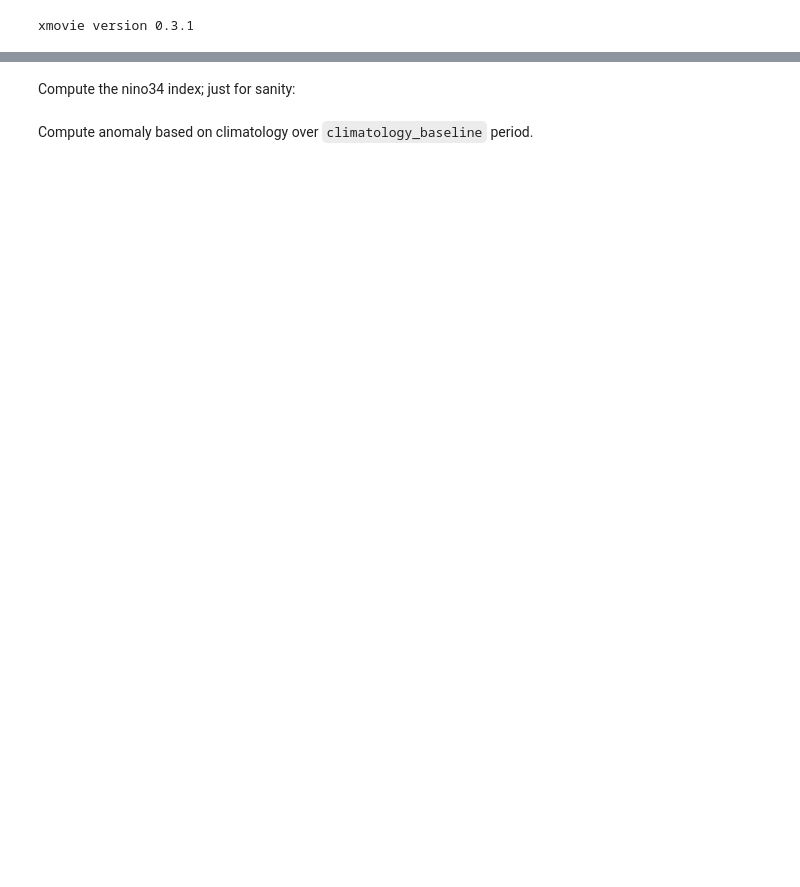
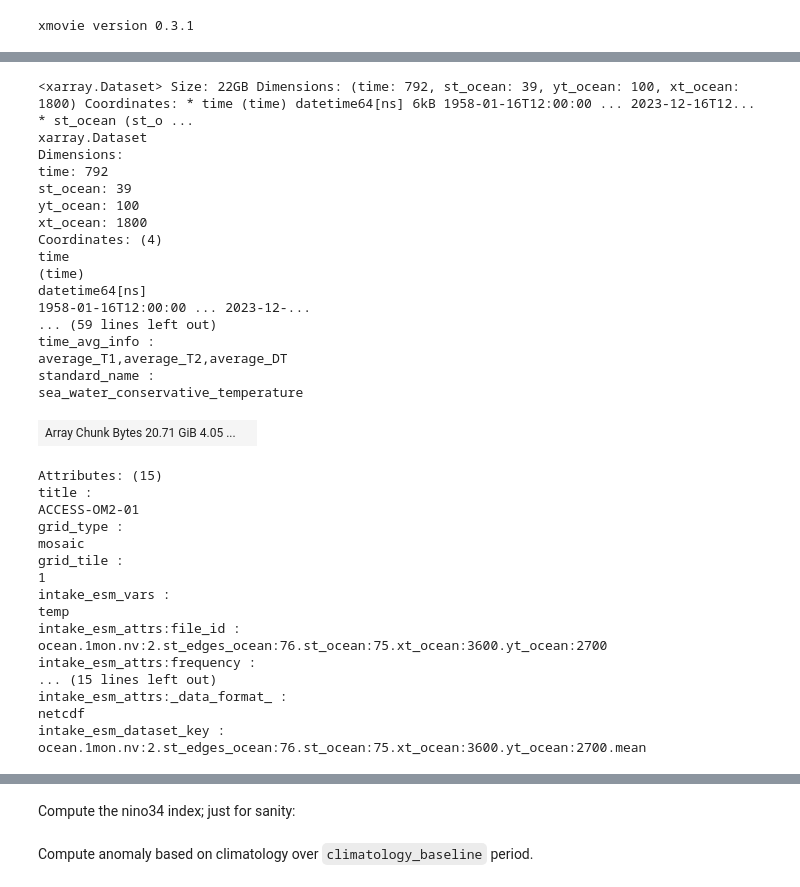
Before and after one commit to navidcy/LaNina-flavours, a Jupyter notebook: Figure_4/access-om2-investigations.ipynb, the cells around one changed output, grey strips where cells are left out. Drawn from its saved outputs; the diff is of its cells as text; code cells hidden in the pictures; blank space fills up the shorter version.

```diff
--- a/Figure_4/access-om2-investigations.ipynb
+++ b/Figure_4/access-om2-investigations.ipynb
@@ -114 +125,46 @@ def load_variable(resolution, varname, start_time, end_time, depth_slice, lat_sl
+# %%
+ds = xr.open_mfdataset(
+    sorted(glob.glob("temp_*.nc")),
+    combine="nested", concat_dim="time",
+    data_vars="minimal", coords="minimal", compat="override",
+    parallel=True,
+)
+ds = ds.sortby("time")
+ds
+# %% [output]
+<xarray.Dataset> Size: 22GB Dimensions: (time: 792, st_ocean: 39, yt_ocean: 100, xt_ocean: 1800) Coordinates: * time (time) datetime64[ns] 6kB 1958-01-16T12:00:00 ... 2023-12-16T12... * st_ocean (st_o ...
+xarray.Dataset
+Dimensions:
+time: 792
+st_ocean: 39
+yt_ocean: 100
+xt_ocean: 1800
+Coordinates: (4)
+time
+(time)
+datetime64[ns]
+1958-01-16T12:00:00 ... 2023-12-...
+... (59 lines left out)
+time_avg_info :
+average_T1,average_T2,average_DT
+standard_name :
+sea_water_conservative_temperature
+| Array Chunk Bytes 20.71 GiB 4.05 ... |  |
+Attributes: (15)
+title :
+ACCESS-OM2-01
+grid_type :
+mosaic
+grid_tile :
+1
+intake_esm_vars :
+temp
+intake_esm_attrs:file_id :
+ocean.1mon.nv:2.st_edges_ocean:76.st_ocean:75.xt_ocean:3600.yt_ocean:2700
+intake_esm_attrs:frequency :
+... (15 lines left out)
+intake_esm_attrs:_data_format_ :
+netcdf
+intake_esm_dataset_key :
+ocean.1mon.nv:2.st_edges_ocean:76.st_ocean:75.xt_ocean:3600.yt_ocean:2700.mean
 # %%
```
Also changed, not shown: parts of 16 cells of this notebook.
